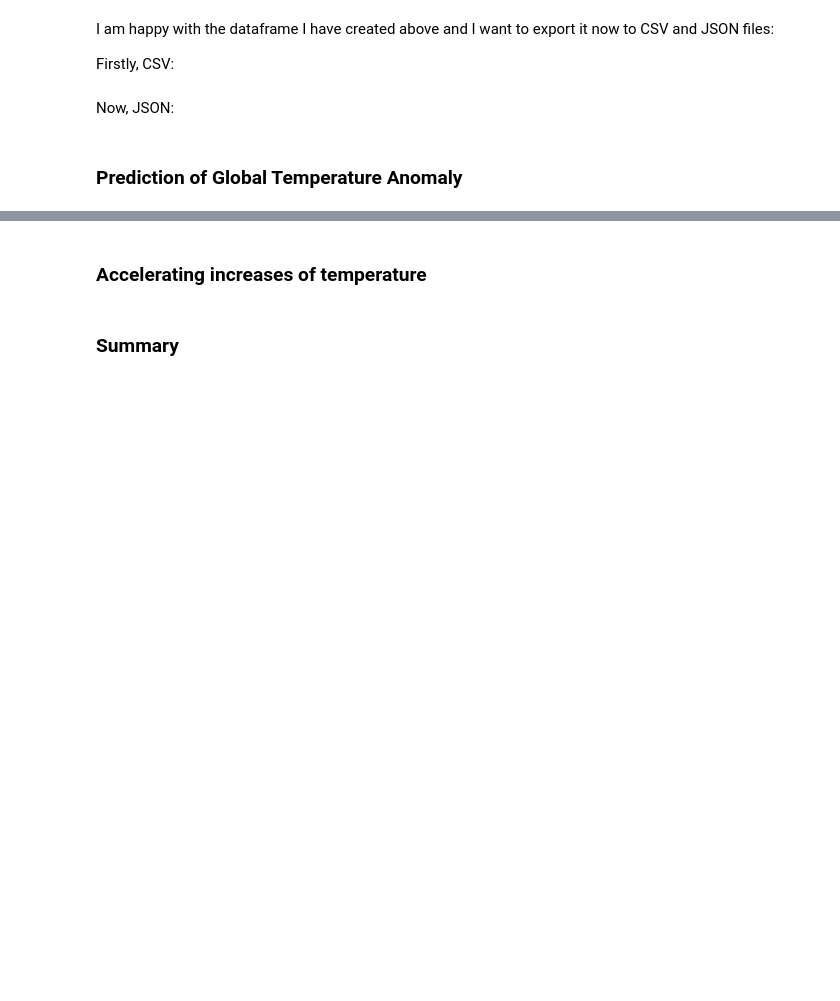
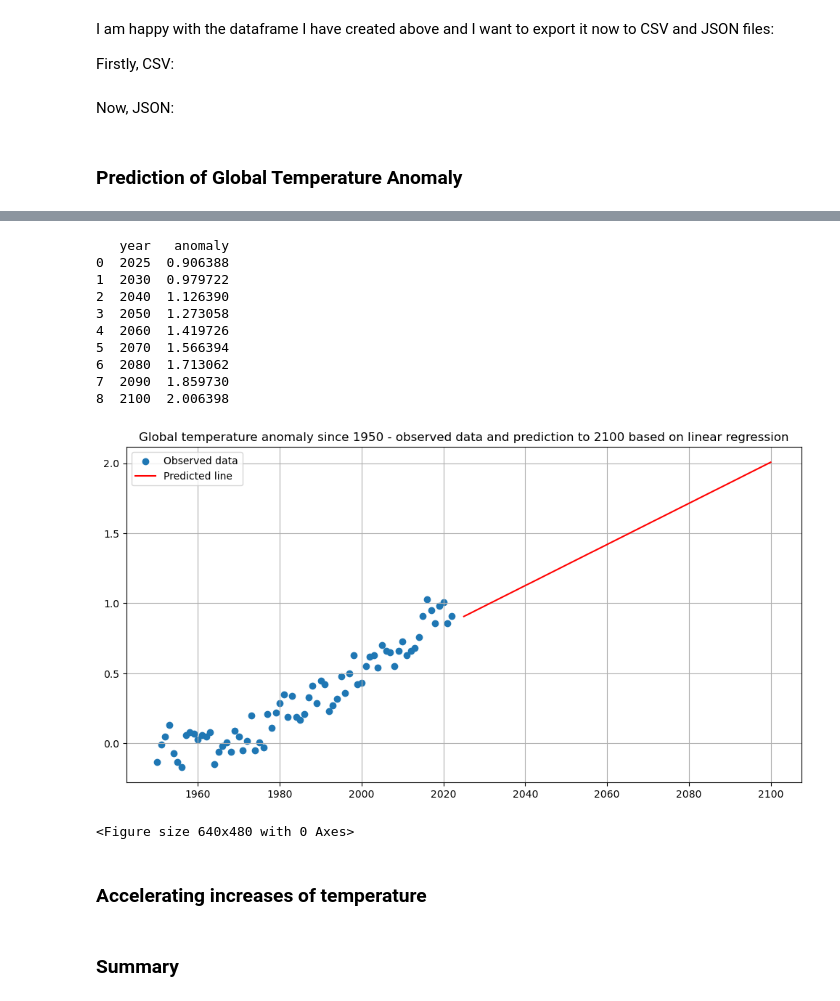
Before and after one commit to jmce22/pfda_project2, a Jupyter notebook: pfda_project2.ipynb, the cells around one changed output, grey strips where cells are left out. Cells and saved outputs as stored; diff of their text form; code cells hidden in the pictures; blank space fills up the shorter version.

Commit message:
added linear regression model for predicting global temperature anomaly

```diff
--- a/pfda_project2.ipynb
+++ b/pfda_project2.ipynb
@@ -1239,3 +1244,51 @@ df_fused.to_json('composite climate data.json', orient='records', lines=True)
+# %%
+# Here i am reshaping the list of x values as required by Sklearns LinearRegression class
+x = df_global_temp_anomaly_post_1950['year'].values.reshape(-1, 1)
+y = df_global_temp_anomaly_post_1950['anomaly']
+
+lr = LinearRegression()
+lr.fit(x, y)
+
+# these are the x-values which will go into the linear-regression model
+future_years = np.array([2025, 2030, 2040, 2050, 2060, 2070, 2080, 2090, 2100])
+
+# I am reshaping the above array to enable the linear regression code to process the data
+future_years_reshaped = future_years.reshape(-1, 1)
+
+# these are the y-values (temp anomalies) which will be predicted by the linear regression model
+future_anomalies = lr.predict(future_years_reshaped)
+
+# I will print the list of predictions for the global temperature anomaly for each of the years contained in the
+# 'future_years' array above
+df_future_anomalies_by_year = pd.DataFrame({'year':future_years, 'anomaly':future_anomalies})
+print()
+print(df_future_anomalies_by_year)
+print()
+
+
+plt.figure(figsize= (12,6))
+plt.title('Global temperature anomaly since 1950 - observed data and prediction to 2100 based on linear regression')
+plt.scatter(df_global_temp_anomaly_post_1950['year'], df_global_temp_anomaly_post_1950['anomaly'])
+plt.plot(future_years_reshaped, future_anomalies, 'r')
+plt.legend(["Observed data", "Predicted line"])
+plt.grid(True)
+plt.show()
+plt.savefig('global_temp_anomaly_linear_prediction')
+
+#print(df_global_temp_anomaly_post_1950)
+# %% [output]
+   year   anomaly
+0  2025  0.906388
+1  2030  0.979722
+2  2040  1.126390
+3  2050  1.273058
+4  2060  1.419726
+5  2070  1.566394
+6  2080  1.713062
+7  2090  1.859730
+8  2100  2.006398
+[figure, added]
+<Figure size 640x480 with 0 Axes>
 # %% [markdown]
 ### Accelerating increases of temperature ###
 # %% [markdown]
```
Also changed, not shown: parts of 3 cells of this notebook, 1 other file.
